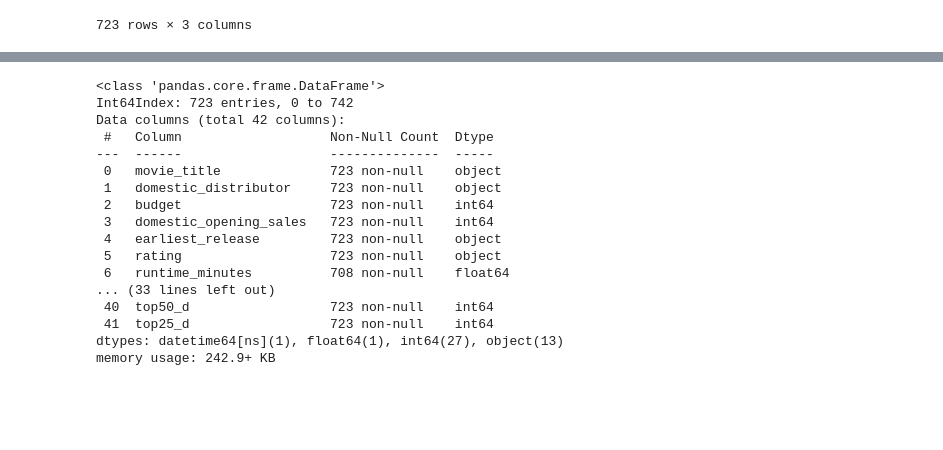
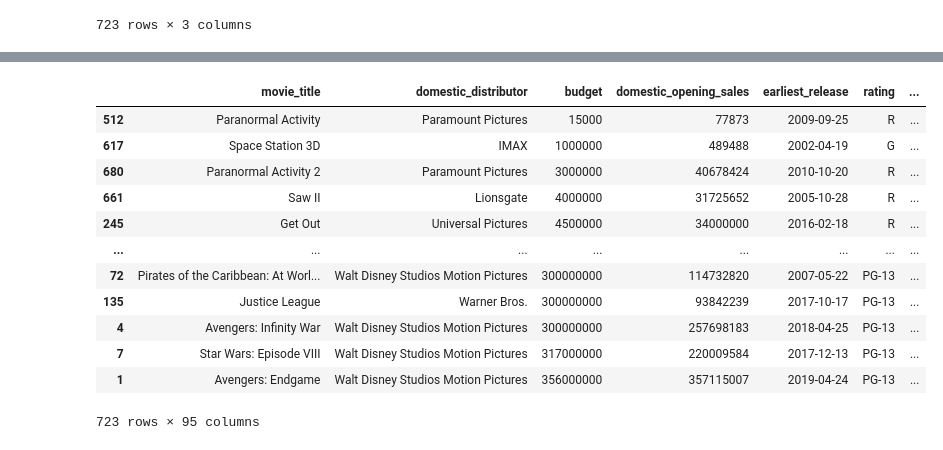
Before and after one commit to tawney-kirkland/02-luther, a Jupyter notebook: pre-processing_draft.ipynb, the cells around one changed output, grey strips where cells are left out. Drawn from its saved outputs; the diff is of its cells as text; code cells hidden in the pictures; blank space fills up the shorter version.

```diff
--- a/pre-processing_draft.ipynb
+++ b/pre-processing_draft.ipynb
@@ -411,0 +460,11 @@ master_df['top25_d'] = np.where((master_df['director'] == 'Anthony Russo') |
+# %%
+master_df['bankable_count'] =  master_df[[ 'Tom Cruise','Robert Downey Jr.','Kathleen Kennedy','Zack Snyder','Will Smith',
+                 'Kevin Feige','Denzel Washington','Clint Eastwood','Alan Silvestri','Steven Spielberg',
+                 'Jon Favreau','Leonardo DiCaprio','John Lasseter','John Williams','Bradley Cooper',
+                 'Michael Keaton','Emma Watson','Ian McKellen', 'Ben Affleck', 'Kenneth Branagh',
+                'Matt Damon', 'Julia Roberts','Chiwetel Ejiofor','Tom Hanks','Jim Carrey',
+                'Samuel L. Jackson','Dwayne Johnson', 'George Clooney', 'Scarlett Johansson',
+                'Bruce Berman', 'Vin Diesel','Chris Evans','Harrison Ford','David Heyman','Johnny Depp',
+                'Djimon Hounsou','Mark Ruffalo','Robin Wright','Giovanni Ribisi','Daniel Craig',
+                'Brad Pitt','Paul Bettany','Morgan Freeman','Ryan Reynolds','Gal Gadot','Angelina Jolie',
+                'Jason Statham','Thomas Tull','Tommy Lee Jones','James Newton Howard']].sum(axis=1)
@@ -411,0 +484,4 @@ master_df['top25_d'] = np.where((master_df['director'] == 'Anthony Russo') |
+# %%
+master_df['domestic_sales'] = master_df['summary_sales'].apply(lambda x: [int(y[1]) for y in x if y[0] == 'Domestic'])
+master_df['international_sales'] = master_df['summary_sales'].apply(lambda x: [int(y[1]) for y in x if y[0] == 'International'])
+master_df['worldwide_sales'] = master_df['summary_sales'].apply(lambda x: [int(y[1]) for y in x if y[0] == 'Worldwide'])
@@ -411,0 +504,4 @@ master_df['top25_d'] = np.where((master_df['director'] == 'Anthony Russo') |
+# %%
+master_df['domestic_gross'] = master_df['domestic_sales'].apply(pd.to_numeric)
+# %%
+master_df['domestic_gross'] = master_df.domestic_sales.apply(lambda x: x[0])
@@ -412,22 +544,18 @@ master_df['top25_d'] = np.where((master_df['director'] == 'Anthony Russo') |
 # %%
 master_df.to_csv('data/master_data_with_sequel_director.csv')
-# %%
-master_df.info()
-# %% [output]
-<class 'pandas.core.frame.DataFrame'>
-Int64Index: 723 entries, 0 to 742
-Data columns (total 42 columns):
- #   Column                   Non-Null Count  Dtype
----  ------                   --------------  -----
- 0   movie_title              723 non-null    object
- 1   domestic_distributor     723 non-null    object
- 2   budget                   723 non-null    int64
- 3   domestic_opening_sales   723 non-null    int64
- 4   earliest_release         723 non-null    object
- 5   rating                   723 non-null    object
- 6   runtime_minutes          708 non-null    float64
-... (33 lines left out)
- 40  top50_d                  723 non-null    int64
- 41  top25_d                  723 non-null    int64
-dtypes: datetime64[ns](1), float64(1), int64(27), object(13)
-memory usage: 242.9+ KB
+# %%
+master_df.sort_values('budget',ascending=True)
+# %% [output]
+|  | movie_title | domestic_distributor | budget | domestic_opening_sales | earliest_release | rating | ... |
+| 512 | Paranormal Activity | Paramount Pictures | 15000 | 77873 | 2009-09-25 | R | ... |
+| 617 | Space Station 3D | IMAX | 1000000 | 489488 | 2002-04-19 | G | ... |
+| 680 | Paranormal Activity 2 | Paramount Pictures | 3000000 | 40678424 | 2010-10-20 | R | ... |
+| 661 | Saw II | Lionsgate | 4000000 | 31725652 | 2005-10-28 | R | ... |
+| 245 | Get Out | Universal Pictures | 4500000 | 34000000 | 2016-02-18 | R | ... |
+| ... | ... | ... | ... | ... | ... | ... | ... |
+| 72 | Pirates of the Caribbean: At Worl... | Walt Disney Studios Motion Pictures | 300000000 | 114732820 | 2007-05-22 | PG-13 | ... |
+| 135 | Justice League | Warner Bros. | 300000000 | 93842239 | 2017-10-17 | PG-13 | ... |
+| 4 | Avengers: Infinity War | Walt Disney Studios Motion Pictures | 300000000 | 257698183 | 2018-04-25 | PG-13 | ... |
+| 7 | Star Wars: Episode VIII | Walt Disney Studios Motion Pictures | 317000000 | 220009584 | 2017-12-13 | PG-13 | ... |
+| 1 | Avengers: Endgame | Walt Disney Studios Motion Pictures | 356000000 | 357115007 | 2019-04-24 | PG-13 | ... |
+723 rows × 95 columns
```
Also changed, not shown: parts of 19 cells of this notebook, 1 other file.
